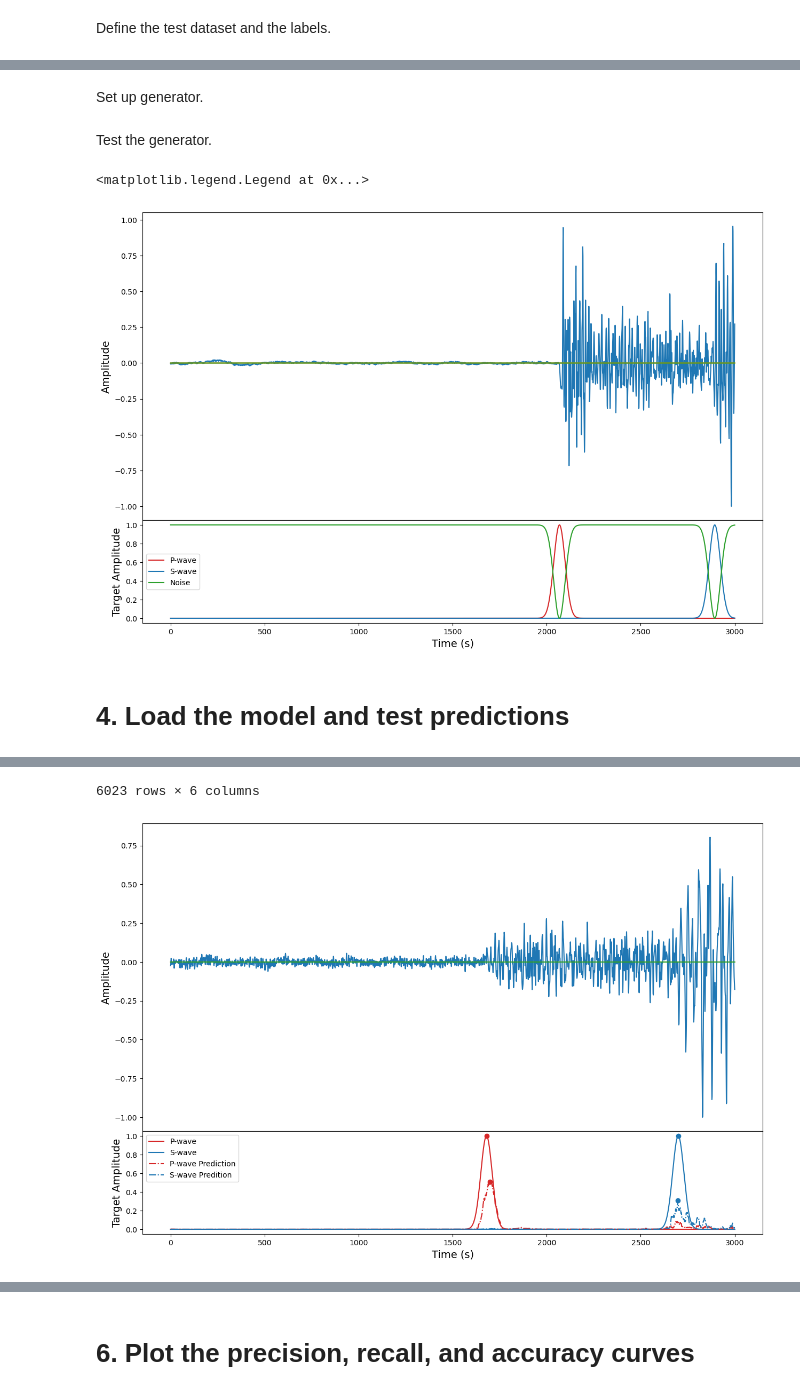
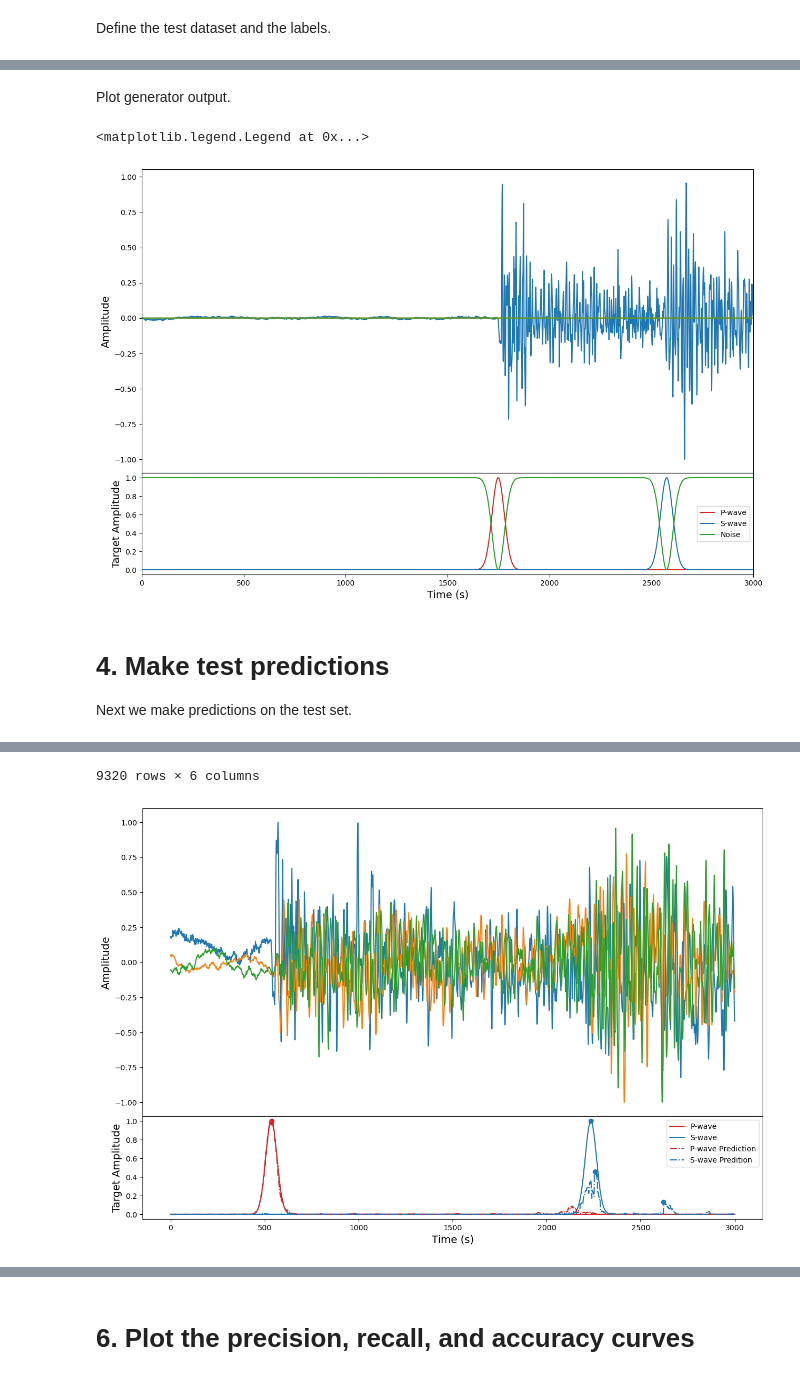
Before and after one commit to cascadiaquakes/2025_ML_TSC, a Jupyter notebook: notebooks/Amanda/unet_performance_metrics.ipynb, the cells around one changed output, grey strips where cells are left out. Cells and saved outputs as stored; diff of their text form; code cells hidden in the pictures.

```diff
--- a/notebooks/Amanda/unet_performance_metrics.ipynb
+++ b/notebooks/Amanda/unet_performance_metrics.ipynb
@@ -85,2 +95,6 @@ class UNet1D(nn.Module):
 # %%
 model = UNet1D()
+
+# This cell loads the saved weights into the model.
+model.load_state_dict(torch.load("../Loic/UNet/model_weights_eq_only.pt",weights_only=True, map_location=torch.device('cpu')))
+model.eval()
@@ -122,5 +156,3 @@ model_labels = ["P", "S", "noise"]
-# %% [markdown]
-Set up generator.
 # %%
 test_generator = sbg.GenericGenerator(test)
 
@@ -137,9 +169,10 @@ augmentations = [
 
 test_generator.add_augmentations(augmentations)
 # %% [markdown]
-Test the generator.
+Plot generator output.
 # %%
-sample = test_generator[5]
+sample_id = 5
+sample = test_generator[sample_id]
 # Plot timeseries
 fig = plt.figure(figsize=(15, 10))
 axs = fig.subplots(2, 1, sharex=True, gridspec_kw={"hspace": 0, "height_ratios": [3, 1]})
@@ -150,25 +183,23 @@ axs[1].plot(sample["y"][2].T,label='Noise',color="tab:green")
 axs[1].set_xlabel('Time (s)',fontsize=14)
 axs[1].set_ylabel('Target Amplitude',fontsize=14)
 axs[0].set_ylabel('Amplitude',fontsize=14)
+axs[1].set_xlim((0,3000))
 plt.legend()
 # %% [output]
 <matplotlib.legend.Legend at 0x...>
-[figure, old version]
+[figure, new version]
 # %% [markdown]
-# 4. Load the model and test predictions
+# 4. Make test predictions
+
+Next we make predictions on the test set.
 # %%
-# This cell loads the saved weights into the model.
-model.load_state_dict(torch.load("../Loic/model_weights.pt",weights_only=True, map_location=torch.device('cpu')))
-model.eval()
+# Define a lambda that returns the index of where the timeseries=1
+def idx_max(ts):
+    indices = np.where(ts == 1)[0]
+    return indices[0] if len(indices) > 0 else []
 
-# Defind a lambda that returns the index of where the timeseries=1
-idx_max = lambda ts: np.where(ts==1)[0]
-
-# Defind a lambda that returns the index of the maximum of a timeseries
-find_max = lambda ts: np.argmax(ts)
-
-# Plots?
-plots=True
+# Define minimum height for peak detection
+height = 0.05
 
 # Generate augmented samples and log their stats
 results =[]
@@ -180,28 +211,29 @@ for ii in range(len(test)):
 
     p_idx_max = idx_max(sample["y"][0])
     s_idx_max = idx_max(sample["y"][1])
-    p_pred_idx_max = find_max(p_pred)
-    s_pred_idx_max = find_max(s_pred)
+    p_pred_idx_max, _ = find_peaks(p_pred, height=0.1, distance=100)
+    s_pred_idx_max, _ = find_peaks(s_pred, height=0.1, distance=100)
 
-    if len(p_idx_max) == len(s_idx_max) == 1:
-        results.append({"p_idx_max": p_idx_max[0], "s_idx_max": s_idx_max[0],
-                        "p_pred_idx_max": p_pred_idx_max, "s_pred_idx_max": s_pred_idx_max,
-                        "p_pred_val": p_pred[p_pred_idx_max], "s_pred_val": s_pred[s_pred_idx_max]})
+    results.append({"p_idx_max": p_idx_max,
+                    "p_pred_idx_max": p_pred_idx_max,
+                    "p_pred_val": p_pred[p_pred_idx_max],
+                    "s_idx_max": s_idx_max,
+                    "s_pred_idx_max": s_pred_idx_max,
+                    "s_pred_val": s_pred[s_pred_idx_max]})
 
-    if plots:
+    # plot some example
+    if ii==2:
 
-        # Plot timeseries
+        # Plot waveforms
         fig = plt.figure(figsize=(15, 10))
         axs = fig.subplots(2, 1, sharex=True, gridspec_kw={"hspace": 0, "height_ratios": [3, 1]})
         axs[0].plot(sample["X"].T)
 
         # Plot target timeseries
         axs[1].plot(sample["y"][0].T,label='P-wave', color="tab:red")
-        if len(p_idx_max)>0:
-            axs[1].plot(p_idx_max, sample["y"][0][p_idx_max], 'o', color="tab:red")
+        axs[1].plot(p_idx_max, sample["y"][0][p_idx_max], 'o', color="tab:red")
         axs[1].plot(sample["y"][1].T,label='S-wave', color='tab:blue')
-        if len(s_idx_max)>0:
-            axs[1].plot(s_idx_max, sample["y"][1][s_idx_max], 'o', color='tab:blue')
+        axs[1].plot(s_idx_max, sample["y"][1][s_idx_max], 'o', color='tab:blue')
 
         # Plot prediction timeseries
         axs[1].plot(p_pred,label='P-wave Prediction', color="tab:red", linestyle='-.')
@@ -233,3 +265,3 @@ results
-6023 rows × 6 columns
+9320 rows × 6 columns
-[figure, old version]
+[figure, new version]
 # %% [markdown]
```
Also changed, not shown: parts of 14 cells of this notebook, 4 other files.
